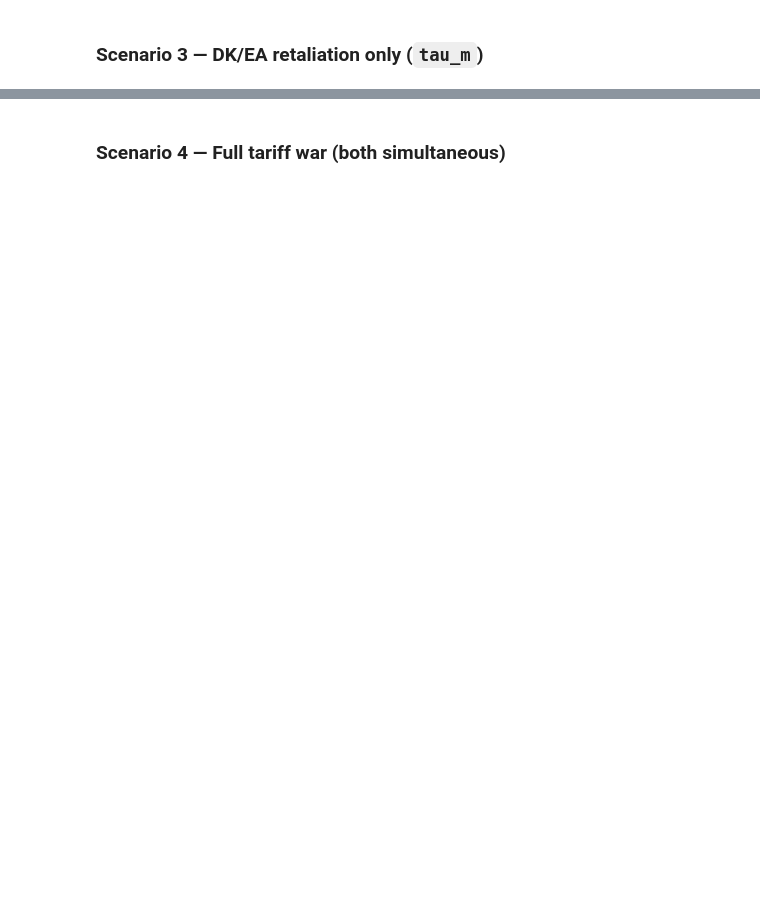
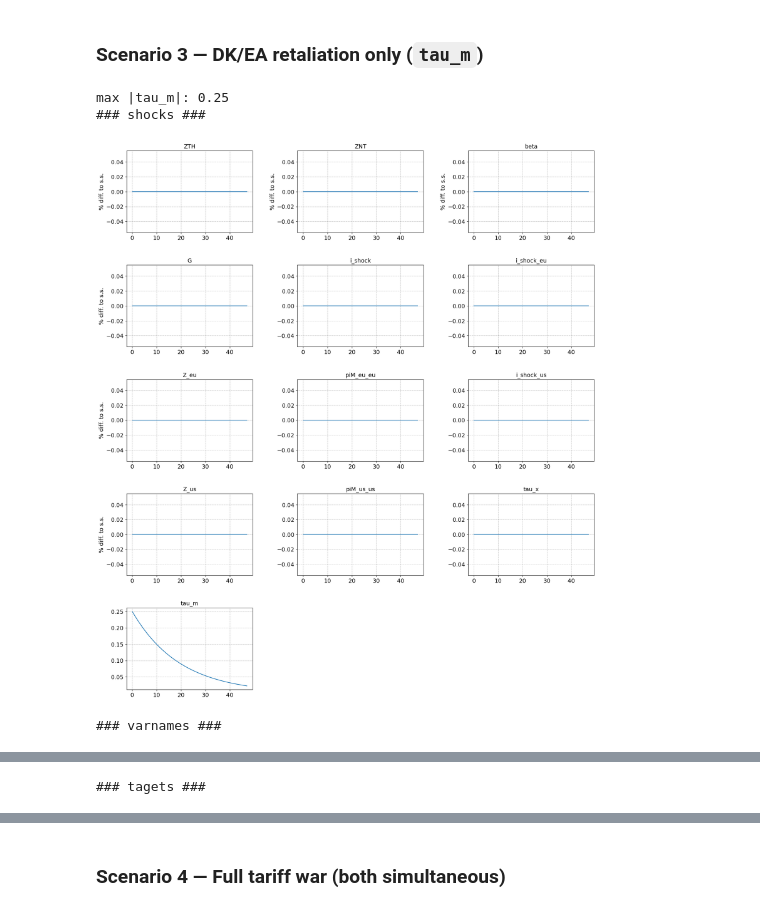
Before and after one commit to AndreaNoergaardAndersen/Master-Thesis, a Jupyter notebook: I-HANK - EU and US/IHANK_tariff.ipynb, the cells around one changed output, grey strips where cells are left out. Cells and saved outputs as stored; diff of their text form; code cells hidden in the pictures; blank space fills up the shorter version.

```diff
--- a/I-HANK - EU and US/IHANK_tariff.ipynb
+++ b/I-HANK - EU and US/IHANK_tariff.ipynb
@@ -153,3 +165,16 @@ m_tau_m.par.jump_tau_m = TARIFF_SIZE
 m_tau_m.par.rho_tau_m  = TARIFF_RHO
 
 m_tau_m.find_transition_path(shocks=['tau_m'], do_print=False, do_end_check=False)
+# %%
+
+print("max |tau_m|:", np.max(np.abs(m_tau_m.path.tau_m)))
+
+
+paths = ['M_eu_s','M_us_s','GDP','YTH','YNT','C_hh','C_TH_hh','C_NT_hh','CT','CTH','CTF','CNT','CTH_eu_s','ra','inc_TH','inc_NT','tau','Q','E','NFA','Walras']
+lvl_value=['r','NFA','Walras','i_shock', 'i_shock_eu', 'i_shock_us', 'piM_us_us', 'piM_eu_eu', 'tau_x', 'tau_m']
+m_tau_m.show_IRFs(paths,lvl_value=lvl_value,T_max=48,ncols=3)
+# %% [output]
+max |tau_m|: 0.25
+### shocks ###
+[figure, added]
+### varnames ###
@@ -155,0 +182 @@ m_tau_m.find_transition_path(shocks=['tau_m'], do_print=False, do_end_check=Fals
+### tagets ###
```
Also changed, not shown: parts of 7 cells of this notebook, 2 other files.
